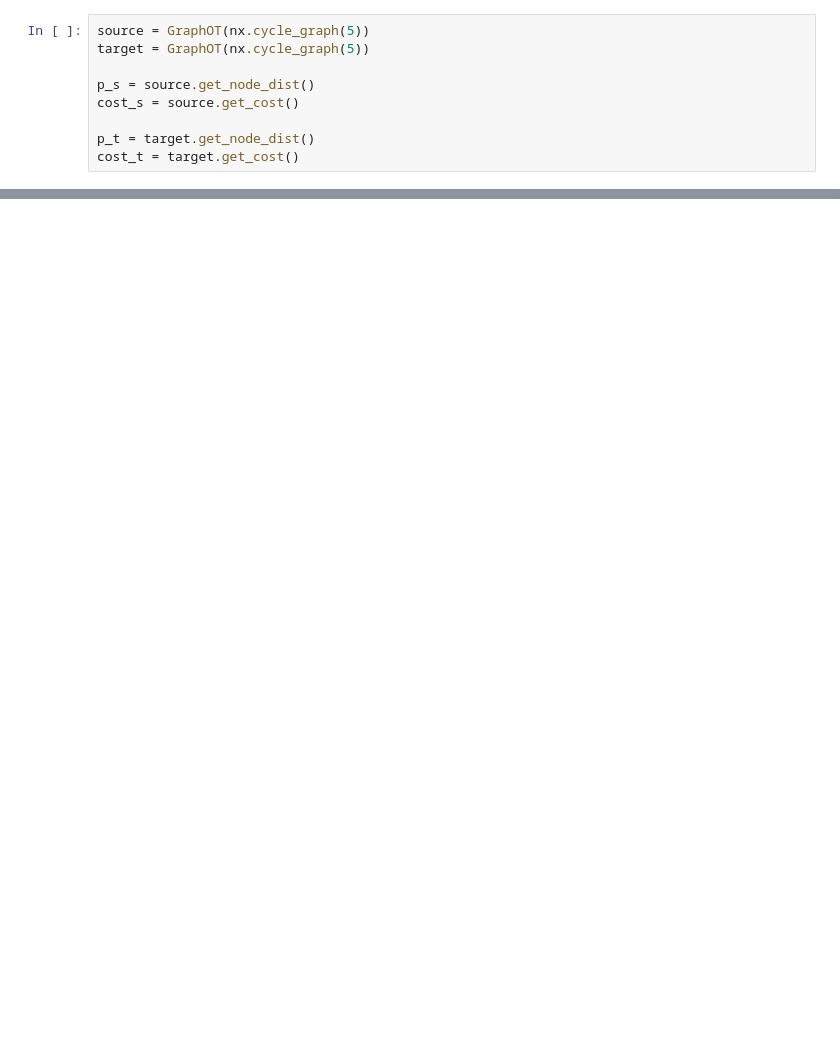
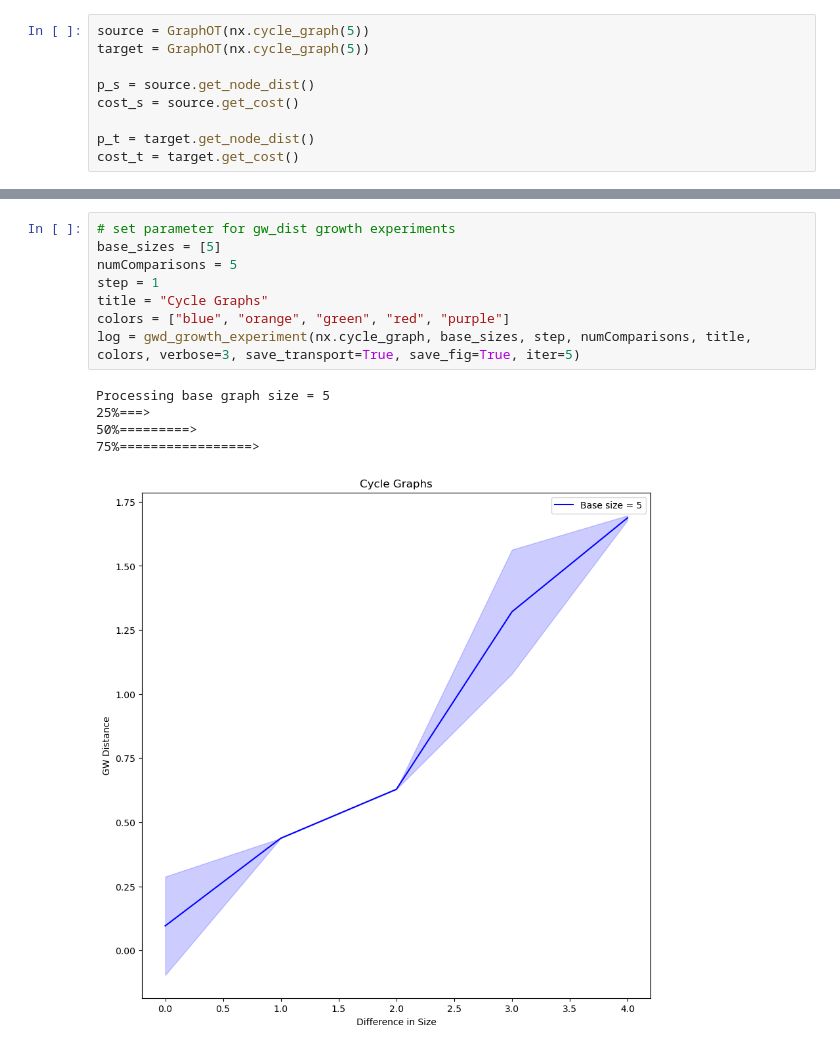
Before and after one commit to KataTech/Food-Web-OT, a Jupyter notebook: notebooks/entro_gw_exp.ipynb, the cells around one changed output, grey strips where cells are left out. Cells and saved outputs as stored; diff of their text form; blank space fills up the shorter version.

Commit message:
Implemented entropic gw dist growth function

```diff
--- a/notebooks/entro_gw_exp.ipynb
+++ b/notebooks/entro_gw_exp.ipynb
@@ -53,0 +45,14 @@ for i in range(3):
+# %%
+# set parameter for gw_dist growth experiments
+base_sizes = [5]
+numComparisons = 5
+step = 1
+title = "Cycle Graphs"
+colors = ["blue", "orange", "green", "red", "purple"]
+log = gwd_growth_experiment(nx.cycle_graph, base_sizes, step, numComparisons, title, colors, verbose=3, save_transport=True, save_fig=True, iter=5)
+# %% [output]
+Processing base graph size = 5
+25%===>
+50%=========>
+75%=================>
+[figure, added]
```
Also changed, not shown: parts of 3 cells of this notebook, 2 other files.
